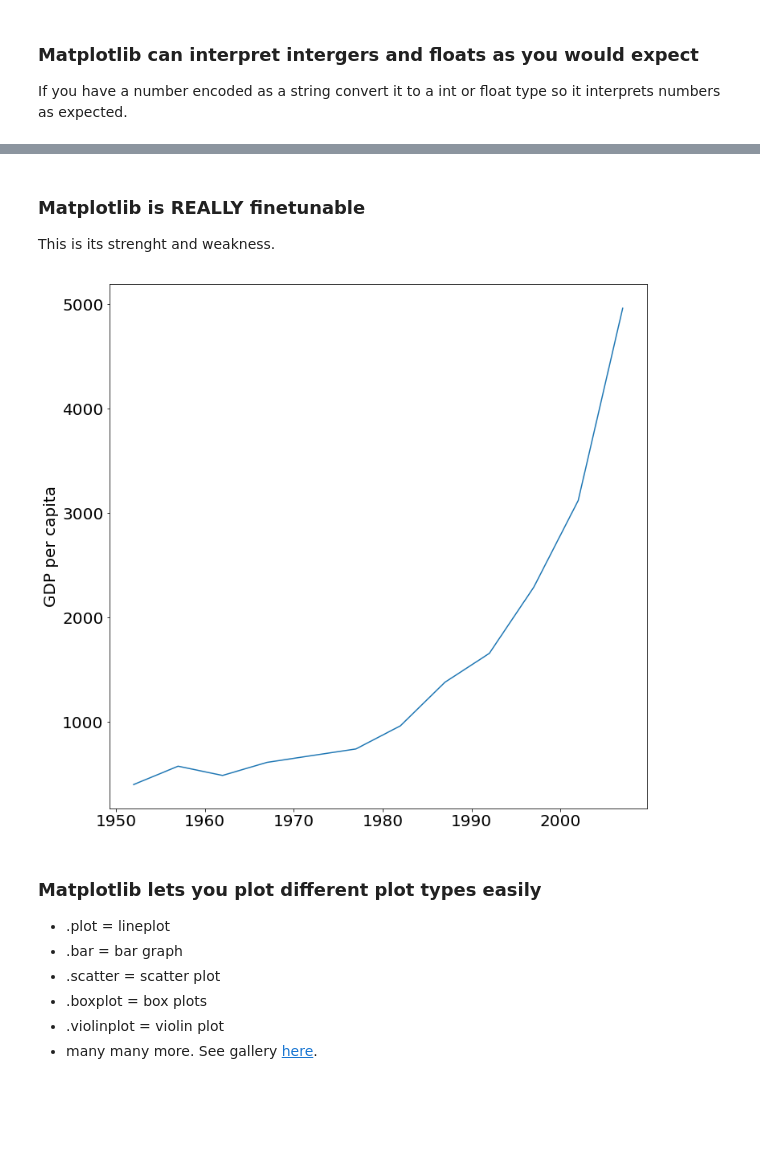
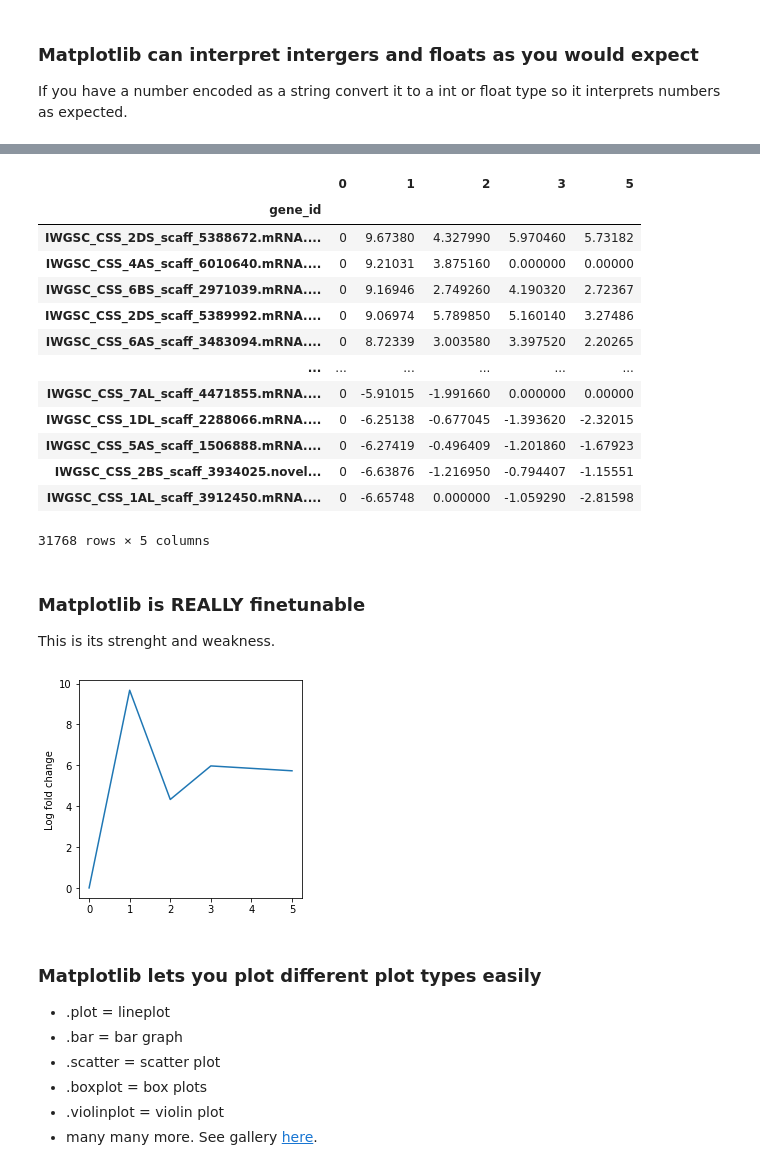
Before and after one commit to BenjaminSchwessinger/20191130_ANU, a Jupyter notebook: notebooks/20191202_python_plotting.ipynb, the cells around one changed output, grey strips where cells are left out. Drawn from its saved outputs; the diff is of its cells as text; code cells hidden in the pictures; blank space fills up the shorter version.

```diff
--- a/notebooks/20191202_python_plotting.ipynb
+++ b/notebooks/20191202_python_plotting.ipynb
@@ -40,9 +40,10 @@ Text(0, 0.5, 'Position (km)')
 If you have a number encoded as a string convert it to a int or float type so it interprets numbers as expected.
 # %%
 #import asia this time
-asia = pd.read_csv('./data/gapminder_gdp_asia.csv', index_col='country')
+res_df = pd.read_excel('../data/12864_2016_2684_MOESM1_ESM.xlsx',\
+                       sheet_name='Table S10', skiprows=2, index_col='gene_id')
 
 #rename the columns and plot
-new_column_name = asia.columns.str.strip('gdpPercap_').astype(int)
+new_column_name = res_df.columns.str.strip('dpi').astype(int)
 
-asia_new = asia.rename(columns=dict(zip(asia.columns, new_column_name)))
+res_df = res_df.rename(columns=dict(zip(res_df.columns, new_column_name)))
@@ -49,15 +60,38 @@ asia_new = asia.rename(columns=dict(zip(asia.columns, new_column_name)))
+# %%
+res_df.fillna(0, inplace=True)
+# %%
+res_df.sort_values([1,2], ascending=[False, False])
+# %% [output]
+|  | 0 | 1 | 2 | 3 | 5 |
+| gene_id |  |  |  |  |  |
+| IWGSC_CSS_2DS_scaff_5388672.mRNA.... | 0 | 9.67380 | 4.327990 | 5.970460 | 5.73182 |
+| IWGSC_CSS_4AS_scaff_6010640.mRNA.... | 0 | 9.21031 | 3.875160 | 0.000000 | 0.00000 |
+| IWGSC_CSS_6BS_scaff_2971039.mRNA.... | 0 | 9.16946 | 2.749260 | 4.190320 | 2.72367 |
+| IWGSC_CSS_2DS_scaff_5389992.mRNA.... | 0 | 9.06974 | 5.789850 | 5.160140 | 3.27486 |
+| IWGSC_CSS_6AS_scaff_3483094.mRNA.... | 0 | 8.72339 | 3.003580 | 3.397520 | 2.20265 |
+| ... | ... | ... | ... | ... | ... |
+| IWGSC_CSS_7AL_scaff_4471855.mRNA.... | 0 | -5.91015 | -1.991660 | 0.000000 | 0.00000 |
+| IWGSC_CSS_1DL_scaff_2288066.mRNA.... | 0 | -6.25138 | -0.677045 | -1.393620 | -2.32015 |
+| IWGSC_CSS_5AS_scaff_1506888.mRNA.... | 0 | -6.27419 | -0.496409 | -1.201860 | -1.67923 |
+| IWGSC_CSS_2BS_scaff_3934025.novel... | 0 | -6.63876 | -1.216950 | -0.794407 | -1.15551 |
+| IWGSC_CSS_1AL_scaff_3912450.mRNA.... | 0 | -6.65748 | 0.000000 | -1.059290 | -2.81598 |
+31768 rows × 5 columns
+# %%
+top_ten_res_df = res_df.sort_values([1,2], ascending=[False, False])[:10]
 # %% [markdown]
 ### Matplotlib is REALLY finetunable
 This is its strenght and weakness.
 # %%
-fig, ax = plt.subplots(figsize=(12,12))
+fig, ax = plt.subplots(figsize=(4,4))
 
-ax.plot(asia_new.columns ,asia_new.loc['China'] )
+gene = 'IWGSC_CSS_2DS_scaff_5388672.mRNA.Traes_2DS_708F03DA3.1'
 
-ax.set_ylabel('GDP per capita', fontdict={'size': 20})
-ax.tick_params(axis='both', which='major', labelsize=20)
+ax.plot(top_ten_res_df.columns , top_ten_res_df.loc[gene] )
+
+ax.set_ylabel('Log fold change', fontdict={'size': 10})
+ax.tick_params(axis='both', which='major', labelsize=10)
 # %% [output]
-[figure, old version]
+[figure, new version]
 # %% [markdown]
 ### Matplotlib lets you plot different plot types easily
 * .plot = lineplot
```
Also changed, not shown: parts of 12 cells of this notebook.
